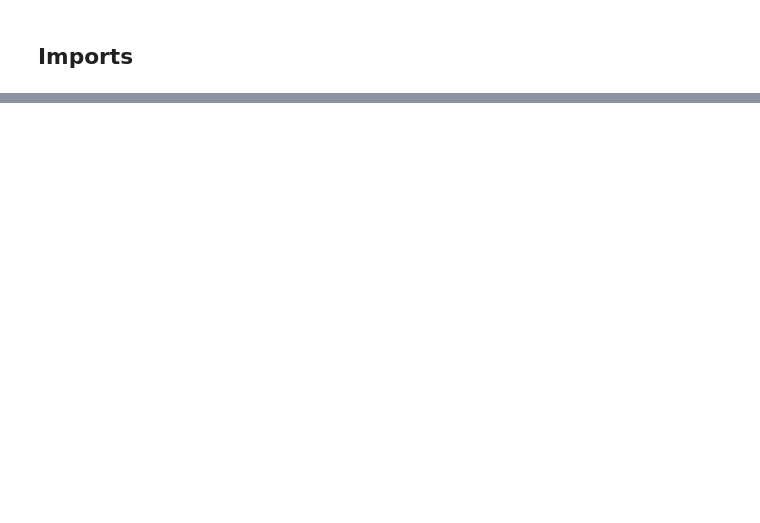
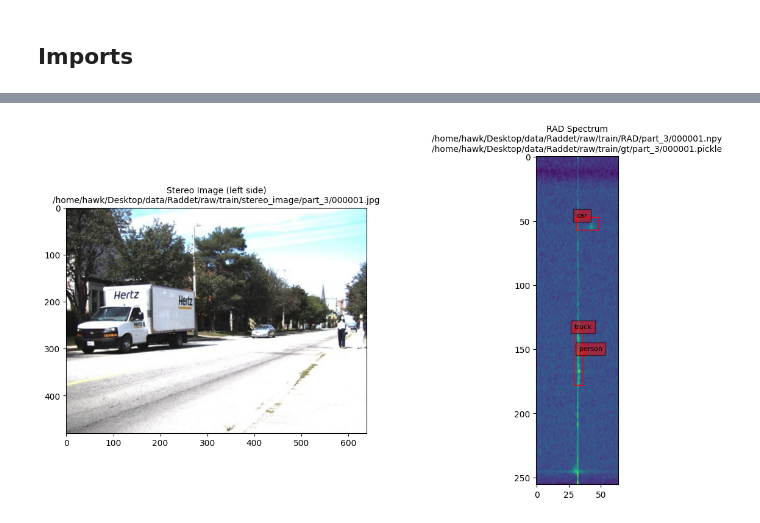
Before and after one commit to arigra/IAI-CMU, a Jupyter notebook: Object_detection/rcnn_detector.ipynb, the cells around one changed output, grey strips where cells are left out. Drawn from its saved outputs; the diff is of its cells as text; code cells hidden in the pictures; blank space fills up the shorter version.

Commit message:
Added updated object detection code 2

```diff
--- a/Object_detection/rcnn_detector.ipynb
+++ b/Object_detection/rcnn_detector.ipynb
@@ -359,0 +105,13 @@ KeyboardInterrupt:
+# %%
+train_RAD_paths = load_all_data(train_path, 'RAD', '.npy', False)
+train_GT_paths = load_all_data(train_path, 'gt', '.pickle', False)
+train_stereo_paths = load_all_data(train_path, 'stereo_image', '.jpg', False)
+test_RAD_paths = load_all_data(test_path, 'RAD', '.npy', False)
+test_GT_paths = load_all_data(test_path, 'gt', '.pickle', False)
+test_stereo_paths = load_all_data(test_path, 'stereo_image', '.jpg', False)
+# %%
+def extract_number(path):
+    filename = os.path.basename(path)
+    number = re.search(r'\d+', filename).group()
+    return number
+print(extract_number(train_stereo_paths[0]))
@@ -359,0 +120,7 @@ KeyboardInterrupt:
+# %%
+train_RAD_paths = sorted(train_RAD_paths, key=extract_number)
+train_GT_paths = sorted(train_GT_paths, key=extract_number)
+train_stereo_paths = sorted(train_stereo_paths, key=extract_number)
+test_RAD_paths = sorted(test_RAD_paths, key=extract_number)
+test_GT_paths = sorted(test_GT_paths, key=extract_number)
+test_stereo_paths = sorted(test_stereo_paths, key=extract_number)
@@ -359,0 +400,63 @@ KeyboardInterrupt:
+# %%
+def plot_sample(sample, classes_list, show_side='left'):
+    """
+    Plots the image, spectrum, and bounding boxes from the sample, and displays filenames.
+
+    Args:
+        sample (dict): A sample containing 'spectrum', 'image', 'image_filename', 'spectrum_filename', 'gt_filename', and 'objects'.
+        classes_list (list): List of class names.
+        show_side (str): Which side of the stereo image to show ('left' or 'right').
+    """
+    spectrum = sample['spectrum'].numpy()
+    image = np.array(sample['image'])
+    objects = sample['objects']
+
+    image_filename = sample['image_filename']
+    spectrum_filename = sample['spectrum_filename']
+    gt_filename = sample['gt_filename']
+    print(image_filename, spectrum_filename, gt_filename)
+
+    # Transpose the image array if necessary
+    if image.shape[0] == 3:
+        image = np.transpose(image, (1, 2, 0))
+
+    # Assume the stereo image is horizontally concatenated and split it
+    height, width, _ = image.shape
+    half_width = width // 2
+
+    if show_side == 'left':
+        image = image[:, :half_width, :]
+    elif show_side == 'right':
+        image = image[:, half_width:, :]
+
+    # Plot the image
+    plt.figure(figsize=(14, 7))
+
+    plt.subplot(1, 2, 1)
+    plt.imshow(image)
+    plt.title(f"Stereo Image ({show_side} side)\n{image_filename}", fontsize=10)
+
+    # Plot the spectrum
+    plt.subplot(1, 2, 2)
+    plt.imshow(spectrum, cmap='viridis')
+    plt.title(f"RAD Spectrum\n{spectrum_filename}\n{gt_filename}", fontsize=10)
+
+    # Add bounding boxes to the spectrum
+    ax = plt.gca()
+    for obj in objects:
+        bbox = obj['bbox']
+        ymin, xmin, ymax, xmax = bbox
+        rect = patches.Rectangle((xmin, ymin), xmax-xmin, ymax-ymin, linewidth=1, edgecolor='r', facecolor='none')
+        ax.add_patch(rect)
+        label = classes_list[obj['label']]
+        plt.text(xmin, ymin, label, fontsize=8, bbox=dict(facecolor='red', alpha=0.5))
+
+    plt.show()
+
+# Example usage:
+# Assuming `dataset` is an instance of RaddetDataset and `classes_list` is defined
+train_dataset = Lazy_RaddetDataset(train_RAD_paths, train_GT_paths, train_stereo_paths)  # example stereo files
+random_num = random.randint(0, 10)
+sample = train_dataset[random_num]
+plot_sample(sample, train_dataset.classes_list, show_side='left')
+# %% [output]
@@ -359,0 +464 @@ KeyboardInterrupt:
+[figure, added]
```
Also changed, not shown: parts of 51 cells of this notebook.
